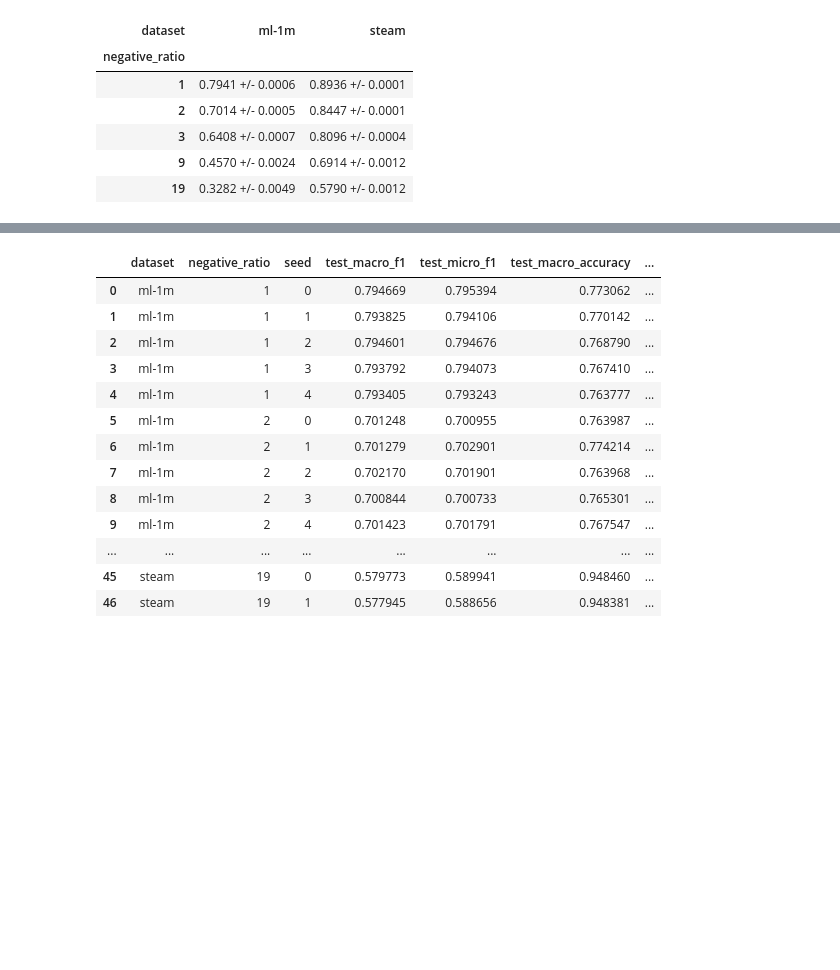
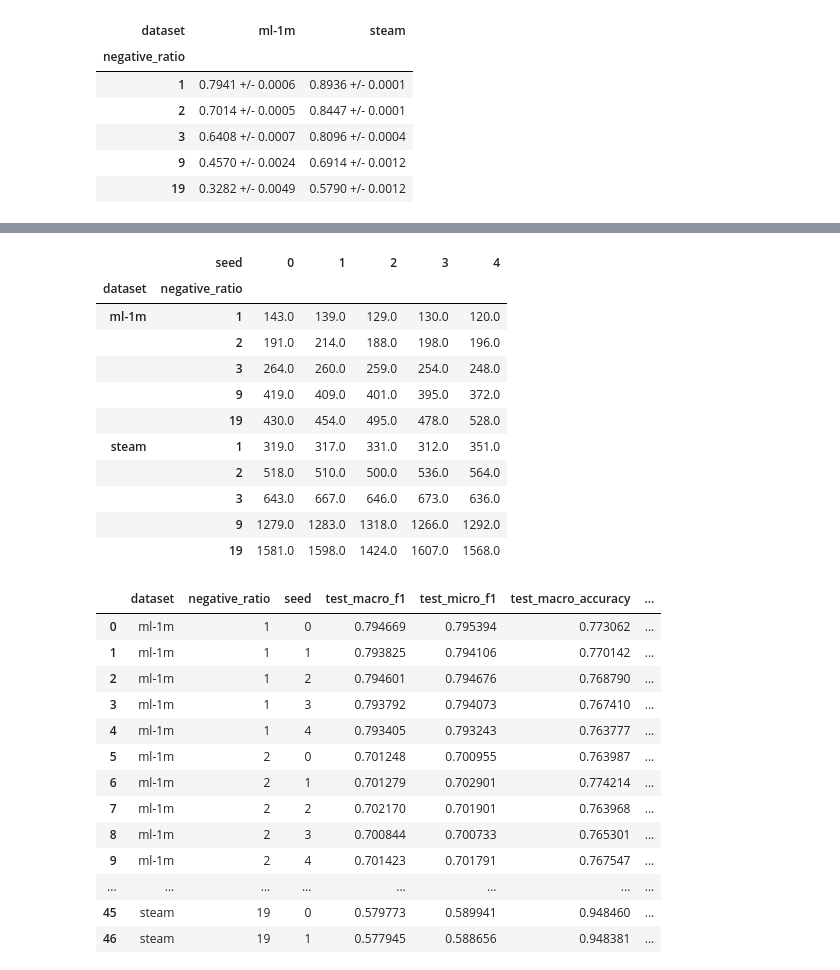
Before and after one commit to agafonovartem/beyond-click-sim, a Jupyter notebook: notebooks/popularity_metrics_report.ipynb, the cells around one changed output, grey strips where cells are left out. Drawn from its saved outputs; the diff is of its cells as text; code cells hidden in the pictures; blank space fills up the shorter version.

```diff
--- a/notebooks/popularity_metrics_report.ipynb
+++ b/notebooks/popularity_metrics_report.ipynb
@@ -178,3 +206,24 @@ main_metric_comparison
+# %%
+thresholds_by_seed = runs.pivot_table(
+    index=["dataset", "negative_ratio"],
+    columns="seed",
+    values="threshold",
+    aggfunc="first",
+)
+thresholds_by_seed
+# %% [output]
+|  | seed | 0 | 1 | 2 | 3 | 4 |
+| dataset | negative_ratio |  |  |  |  |  |
+| ml-1m | 1 | 143.0 | 139.0 | 129.0 | 130.0 | 120.0 |
+|  | 2 | 191.0 | 214.0 | 188.0 | 198.0 | 196.0 |
+|  | 3 | 264.0 | 260.0 | 259.0 | 254.0 | 248.0 |
+|  | 9 | 419.0 | 409.0 | 401.0 | 395.0 | 372.0 |
+|  | 19 | 430.0 | 454.0 | 495.0 | 478.0 | 528.0 |
+| steam | 1 | 319.0 | 317.0 | 331.0 | 312.0 | 351.0 |
+|  | 2 | 518.0 | 510.0 | 500.0 | 536.0 | 564.0 |
+|  | 3 | 643.0 | 667.0 | 646.0 | 673.0 | 636.0 |
+|  | 9 | 1279.0 | 1283.0 | 1318.0 | 1266.0 | 1292.0 |
+|  | 19 | 1581.0 | 1598.0 | 1424.0 | 1607.0 | 1568.0 |
 # %%
 runs[
     [
```
Also changed, not shown: parts of 2 cells of this notebook.
